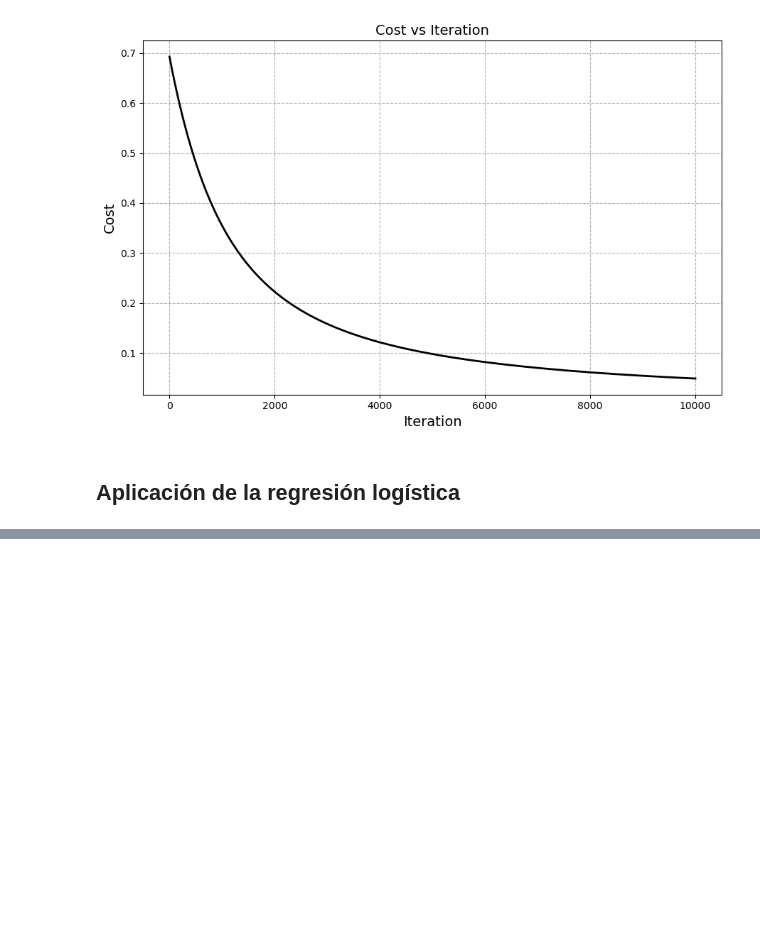
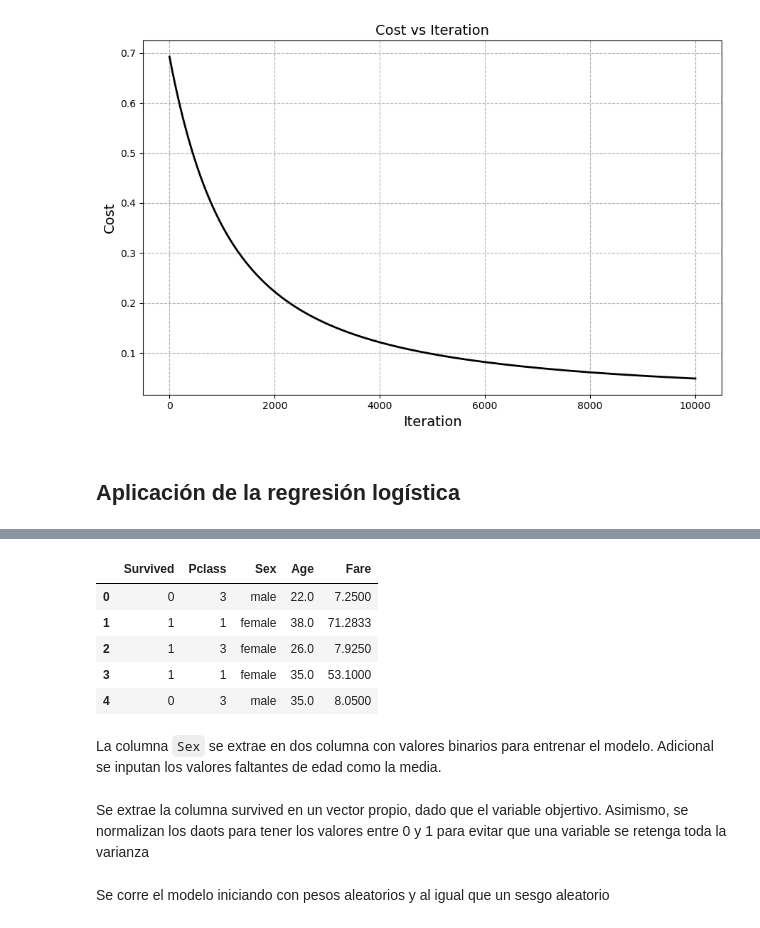
Before and after one commit to smartinezg2018/competencias-kaggle, a Jupyter notebook: logistic_regression.ipynb, the cells around one changed output, grey strips where cells are left out. Cells and saved outputs as stored; diff of their text form; code cells hidden in the pictures; blank space fills up the shorter version.

```diff
--- a/logistic_regression.ipynb
+++ b/logistic_regression.ipynb
@@ -123,0 +123,21 @@ dtype: float64
+# %%
+columns = [
+    'PassengerId',
+    'Name',
+    'SibSp',
+    'Parch',
+    'Ticket',
+    'Cabin',
+    'Embarked'
+]
+data = data.drop(columns=columns)
+data.head()
+# %% [output]
+|  | Survived | Pclass | Sex | Age | Fare |
+| 0 | 0 | 3 | male | 22.0 | 7.2500 |
+| 1 | 1 | 1 | female | 38.0 | 71.2833 |
+| 2 | 1 | 3 | female | 26.0 | 7.9250 |
+| 3 | 1 | 1 | female | 35.0 | 53.1000 |
+| 4 | 0 | 3 | male | 35.0 | 8.0500 |
+# %% [markdown]
+La columna `Sex` se extrae en dos columna con valores binarios para entrenar el modelo. Adicional se inputan los valores faltantes de edad como la media.
@@ -123,0 +153,2 @@ dtype: float64
+# %% [markdown]
+Se extrae la columna survived en un vector propio, dado que el variable objertivo. Asimismo, se normalizan los daots para tener los valores entre 0 y 1 para evitar que una variable se retenga toda la varianza
@@ -123,0 +170,2 @@ dtype: float64
+# %% [markdown]
+Se corre el modelo iniciando con pesos aleatorios y al igual que un sesgo aleatorio
```
Also changed, not shown: parts of 11 cells of this notebook.
